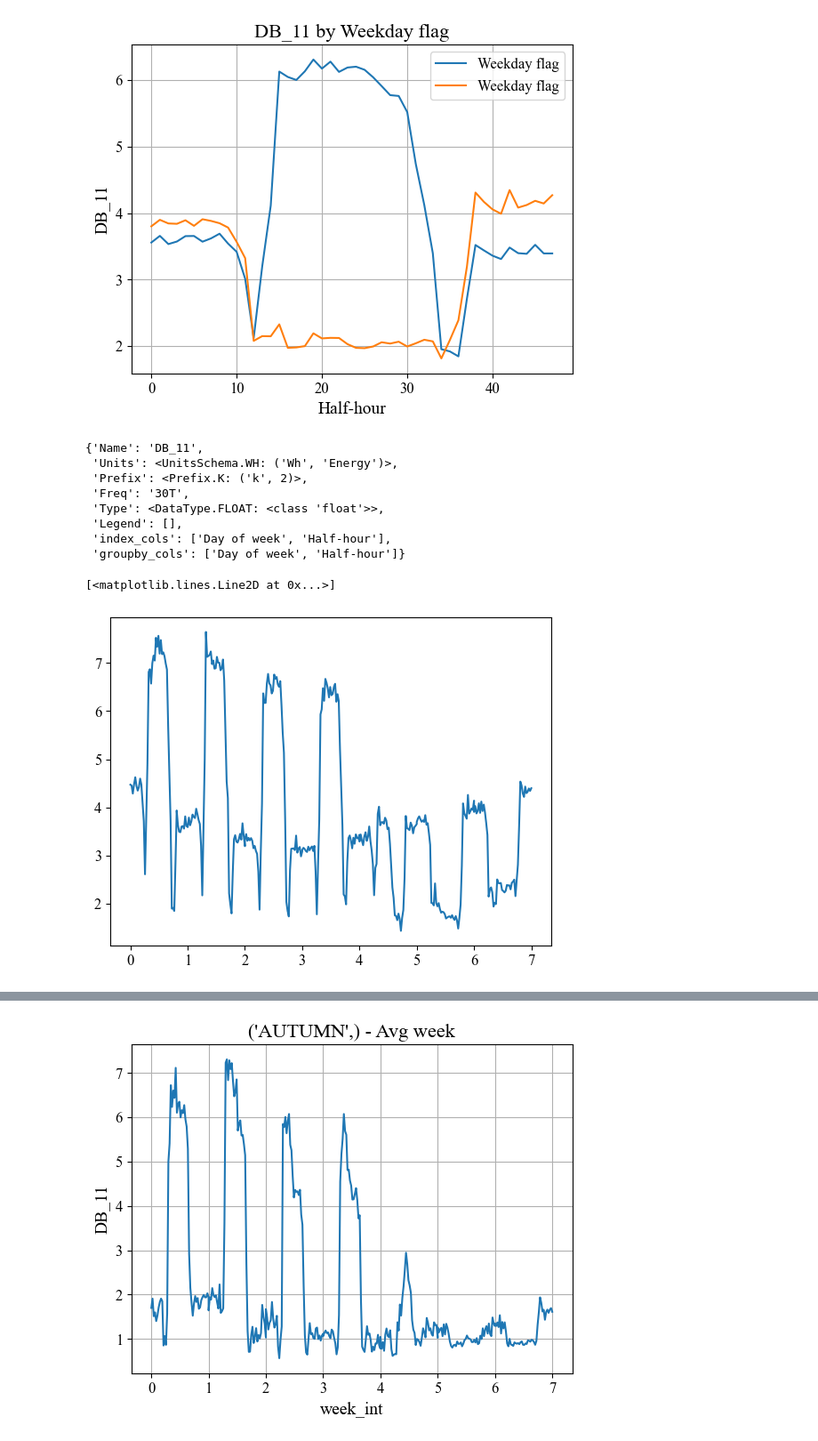
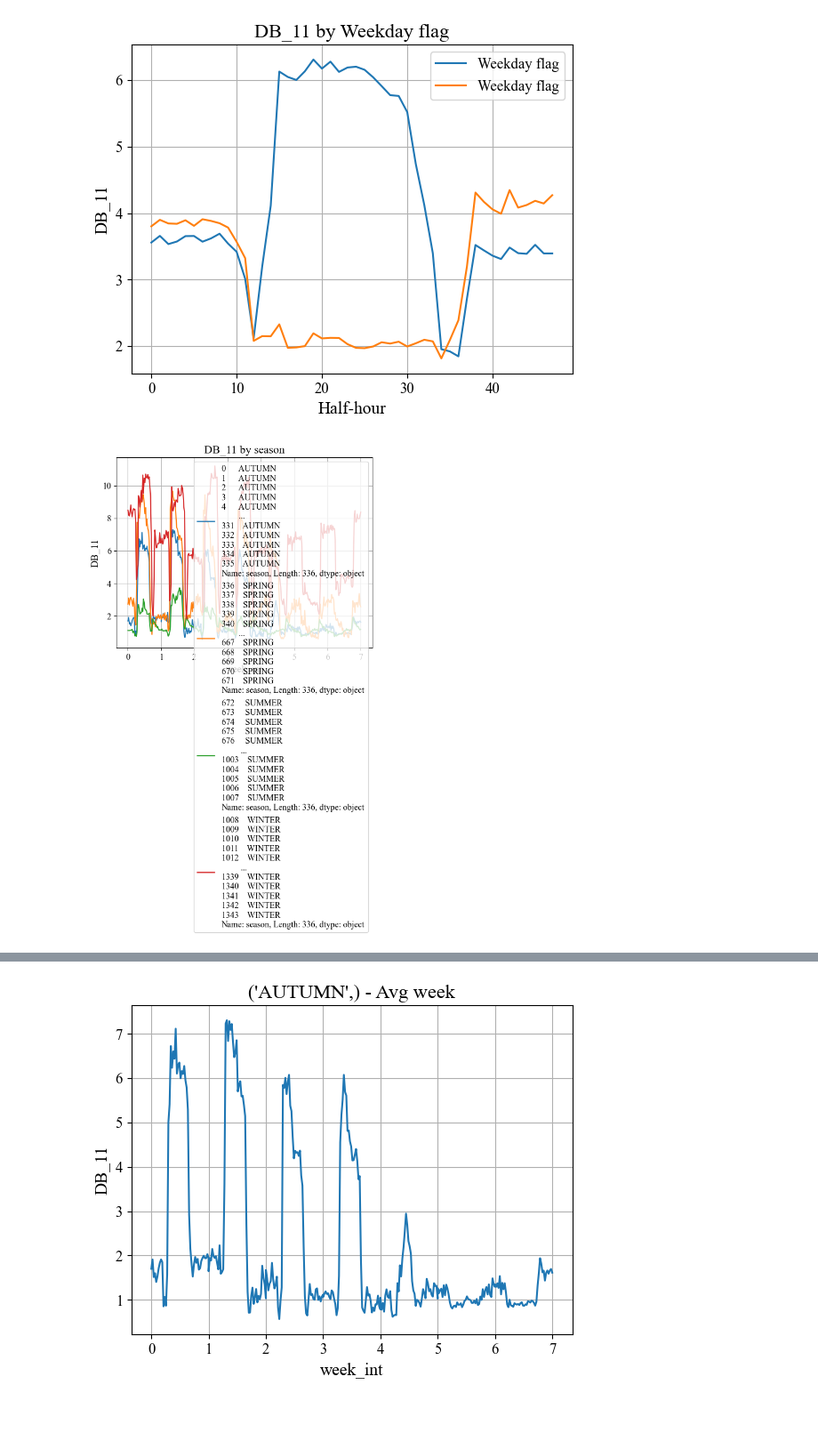
Before and after one commit to empowering-energy-solutions-ltd/e2sviz, a Jupyter notebook: notebooks/clean_demo.ipynb, the cells around one changed output, grey strips where cells are left out. Shown at 89% size. Cells and saved outputs as stored; diff of their text form; code cells hidden in the pictures; blank space fills up the shorter version.

```diff
--- a/notebooks/clean_demo.ipynb
+++ b/notebooks/clean_demo.ipynb
@@ -183,22 +188,3 @@ grouped_class.column_meta_data.metadata['DB_11']
  'Legend': ['Weekday flag'],
  'index_cols': ['Half-hour'],
  'groupby_cols': ['Weekday flag', 'Half-hour']}
-# %%
-grouped_day = new_test.groupby(viz_schema.GroupingKeySchema.DAY, inplace=True)
-testing = grouped_day.data
-
-df = testing.reset_index()
-grouped = df.groupby('Weekday flag')
-
-for name, group in grouped:
-    # weekday_flag = name
-    fig, ax = plt.subplots()
-    # ax.set_title(f'{weekday_flag}')
-
-    ax.plot(group['Half-hour'], group['DB_11'])
-
-    ax.set_xlabel('Half-hour')
-    ax.set_ylabel('DB_11')
-
-    plt.grid()
-    plt.show()
@@ -225,24 +208,24 @@ plt.grid()
 plt.show()
 # %% [output]
 [figure]
-# %%
-grouped_day = new_test.groupby(datetime_schema.DateTimeSchema.WEEK, inplace=True)
-testing = grouped_day.data
-grouped_day.column_meta_data.metadata['DB_11']
-# %% [output]
-{'Name': 'DB_11',
- 'Units': <UnitsSchema.WH: ('Wh', 'Energy')>,
- 'Prefix': <Prefix.K: ('k', 2)>,
- 'Freq': '30T',
- 'Type': <DataType.FLOAT: <class 'float'>>,
- 'Legend': [],
- 'index_cols': ['Day of week', 'Half-hour'],
- 'groupby_cols': ['Day of week', 'Half-hour']}
 # %%
 df = testing.reset_index()
 df['week_int'] = df['Day of week'] + ((1/df['Half-hour'].max())*df['Half-hour'])
+grouped = df.groupby('season')
+fig, ax = plt.subplots()
 
-plt.plot(df['week_int'], df['DB_11'])
+for name, group in grouped:
+    # season = name
+
+    ax.plot(group['week_int'], group['DB_11'], label=name)
+    ax.set_title('DB_11 by season')
+
+    ax.set_xlabel('week_int')
+    ax.set_ylabel('DB_11')
+
+ax.legend()
+
+plt.grid()
+plt.show()
 # %% [output]
-[<matplotlib.lines.Line2D at 0x...>]
-[figure, old version]
+[figure, new version]
```
Also changed, not shown: parts of 12 cells of this notebook, 3 other files.
